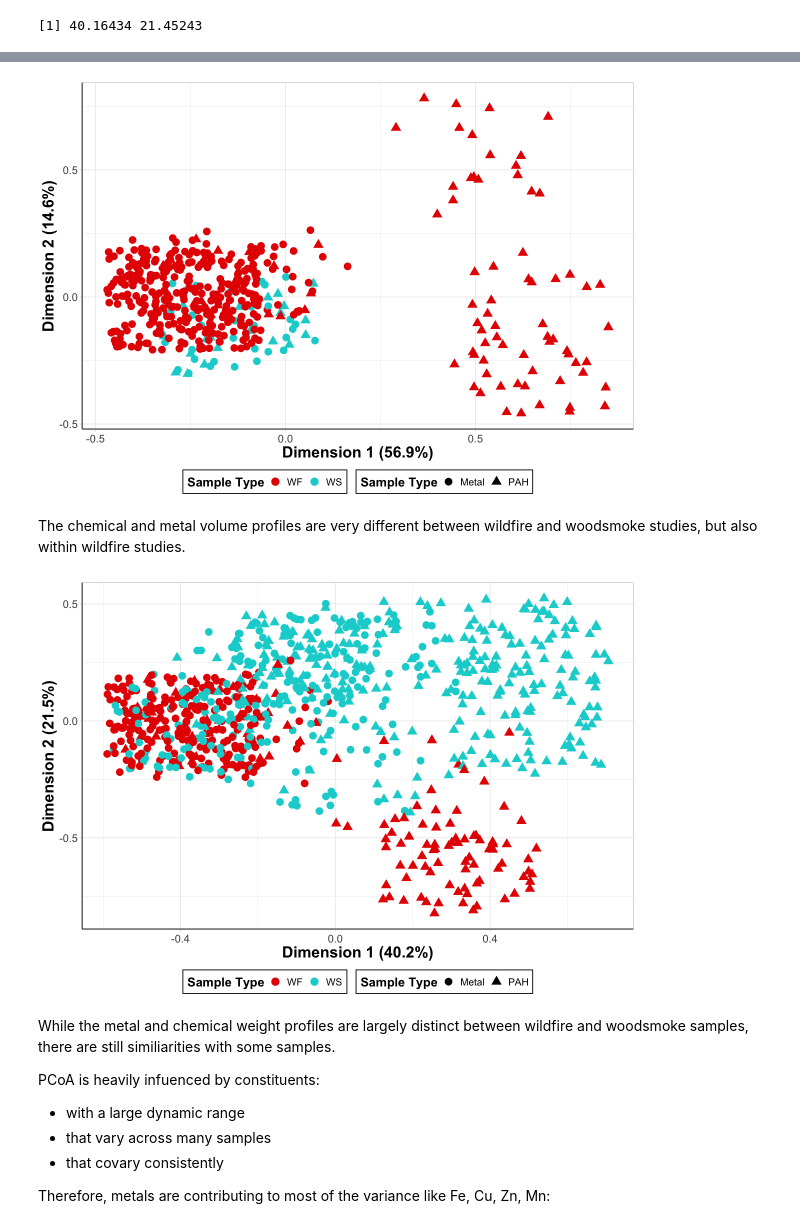
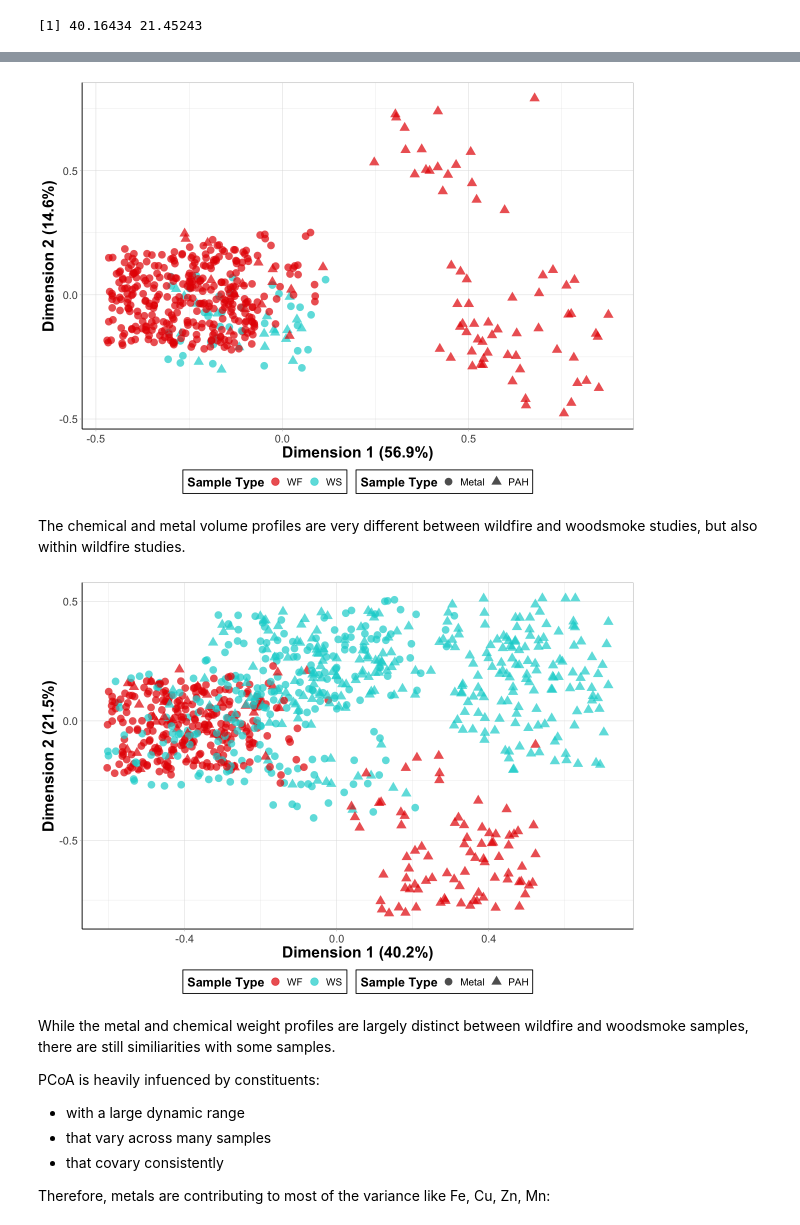
Before and after one commit to UNC-CEMALB/P1015.-Wildfire_Suffcient_Similiarity, a Jupyter notebook: 2. Cluster Analysis/PCoA.ipynb, the cells around one changed output, grey strips where cells are left out. Saved outputs shown, nothing was run; the diff lists cells and outputs as text; code cells hidden in the pictures.

```diff
--- a/2. Cluster Analysis/PCoA.ipynb
+++ b/2. Cluster Analysis/PCoA.ipynb
@@ -106,3 +107,13 @@ A data.frame: 6 × 13
 | 1263480_2 | 18.694559 | 13.340963 | 14.587895 | 20.074637 | 13.074476 | 10.426265 | 0.000000 | 20.306748 | 20.38390 | 20.86193 | ... |
 | 1263480_3 | 17.693712 | 0.000000 | 13.287857 | 18.800258 | 13.823865 | 0.000000 | 13.287857 | 17.227889 | 19.73397 | 19.92940 | ... |
 | 1263484_1 | 0.000000 | 0.000000 | 15.985286 | 21.407453 | 12.765079 | 12.036517 | 14.733492 | 15.168633 | 16.74716 | 18.84230 | ... |
+# %%
+# creating 1 df that contains all the meta data
+ws_info_df = ws_info_df %>%
+    mutate(Sample = 'WS', Fire_Type = NA, Location = NA)
+wf_info_df = wf_info_df %>%
+    mutate(Sample = 'WF', Source = NA, Combustion_Condition = NA, Sample_Origin = NA, Efficiency = NA, Fuel_Size = NA)
+wf_info_df = wf_info_df[,colnames(ws_info_df)]
+
+info_df = rbind(wf_info_df, ws_info_df)
+head(info_df)
@@ -120,16 +141,14 @@ pcoa_weight = pco(bc_weight_df)
 
 # getting first two dimensions and adding back in meta data
 pcoa_vol_df = data.frame('Study_Sample_ID' = rownames(wide_vol_df), PC1 = pcoa_vol$vectors[,1],
-                                  PC2 = pcoa_vol$vectors[,2]) %>%
+                                  PC2 = pcoa_vol$vectors[,2], Metric = 'Volume') %>%
     inner_join(vol_df[,c(3,6,7,9)]) %>%
-    left_join(wf_info_df) %>%
-    left_join(ws_info_df)
+    left_join(info_df)
 
 pcoa_weight_df = data.frame('Study_Sample_ID' = rownames(wide_weight_df), PC1 = pcoa_weight$vectors[,1],
-                                  PC2 = pcoa_weight$vectors[,2]) %>%
+                                  PC2 = pcoa_weight$vectors[,2], Metric = 'Weight') %>%
     inner_join(weight_df[,c(3,6,7,9)]) %>%
-    left_join(wf_info_df) %>%
-    left_join(ws_info_df)
+    left_join(info_df)
 
 head(pcoa_vol_df)
 # %% [output]
@@ -366,7 +380,7 @@ variance_percentage_weight[1:2]
 options(repr.plot.width=10, repr.plot.height=7) #changing size
 vol_pca_figure = ggplot() +
   geom_point(data = pcoa_vol_df, aes(x = PC1, y = PC2, color = Sample, shape = Class),
-             size = 4, position = position_jitter(w = 0.2, h = 0.2), alpha = 1) +
+             size = 4, position = position_jitter(w = 0.2, h = 0.2), alpha = 0.7) +
 
   theme_light() +
   theme(axis.text.x = element_text(vjust = 0.5), #rotating x labels/ moving x labels slightly to the left
@@ -376,9 +390,7 @@ vol_pca_figure = ggplot() +
         legend.text = element_text(size = 12), #changes legend text
         legend.position = "bottom",
         legend.background = element_rect(colour = 'black', fill = 'white', linetype = 'solid'),
-        axis.title = element_text(face = "bold", size = rel(1.7)), #changes axis titles
-        strip.text.x = element_text(size = 18, face = "bold"), #changes size of facet x axis
-        strip.text.y = element_text(size = 18, face = "bold")) + #changes size of facet y axis
+        axis.title = element_text(face = "bold", size = rel(1.7))) +
 
   labs(x = 'Dimension 1 (56.9%)', y = 'Dimension 2 (14.6%)', #changing axis labels
        color = "Sample Type", shape = "Sample Type") + #changing legend title
@@ -387,34 +399,32 @@ vol_pca_figure = ggplot() +
 
 vol_pca_figure
 # %% [output]
-[figure, old version]
+[figure, new version]
 # %% [markdown]
 The chemical and metal volume profiles are very different between wildfire and woodsmoke studies, but also within wildfire studies.
 # %%
 weight_pca_figure = ggplot() +
   geom_point(data = pcoa_weight_df, aes(x = PC1, y = PC2, color = Sample, shape = Class),
-             size = 4, position = position_jitter(w = 0.2, h = 0.2), alpha = 1) +
+             size = 4, position = position_jitter(w = 0.2, h = 0.2), alpha = 0.7) +
 
   theme_light() +
   theme(axis.text.x = element_text(vjust = 0.5), #rotating x labels/ moving x labels slightly to the left
         axis.line = element_line(colour="black"), #making x and y axes black
         axis.text = element_text(size = 13), #changing size of x axis labels
         legend.title = element_text(face = 'bold', size = 15), #changes legend title
         legend.text = element_text(size = 12), #changes legend text
         legend.position = "bottom",
         legend.background = element_rect(colour = 'black', fill = 'white', linetype = 'solid'),
-        axis.title = element_text(face = "bold", size = rel(1.7)), #changes axis titles
-        strip.text.x = element_text(size = 18, face = "bold"), #changes size of facet x axis
-        strip.text.y = element_text(size = 18, face = "bold")) + #changes size of facet y axis
+        axis.title = element_text(face = "bold", size = rel(1.7))) + #changes axis titles
 
   labs(x = 'Dimension 1 (40.2%)', y = 'Dimension 2 (21.5%)', #changing axis labels
        color = "Sample Type", shape = "Sample Type") + #changing legend title
 
   scale_color_manual(values = c('#e60000', '#00d2d2'))
 
 weight_pca_figure
 # %% [output]
-[figure, old version]
+[figure, new version]
 # %% [markdown]
 While the metal and chemical weight profiles are largely distinct between wildfire and woodsmoke samples, there are still similiarities with some samples.
 
```
Also changed, not shown: parts of 14 cells of this notebook.
